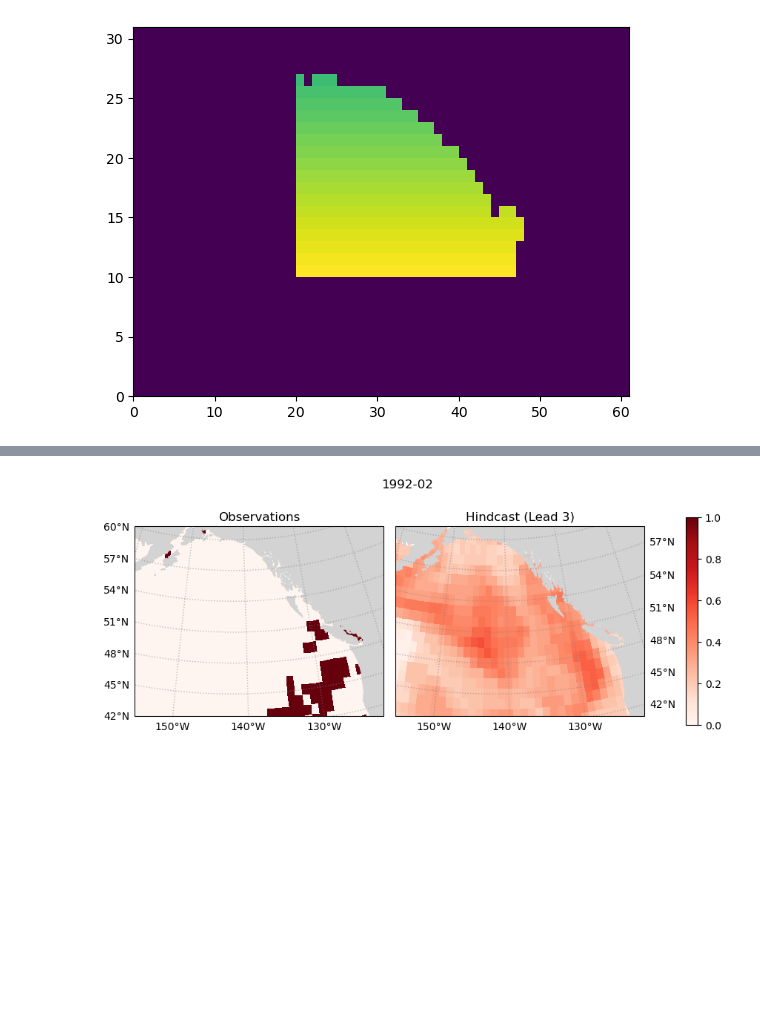
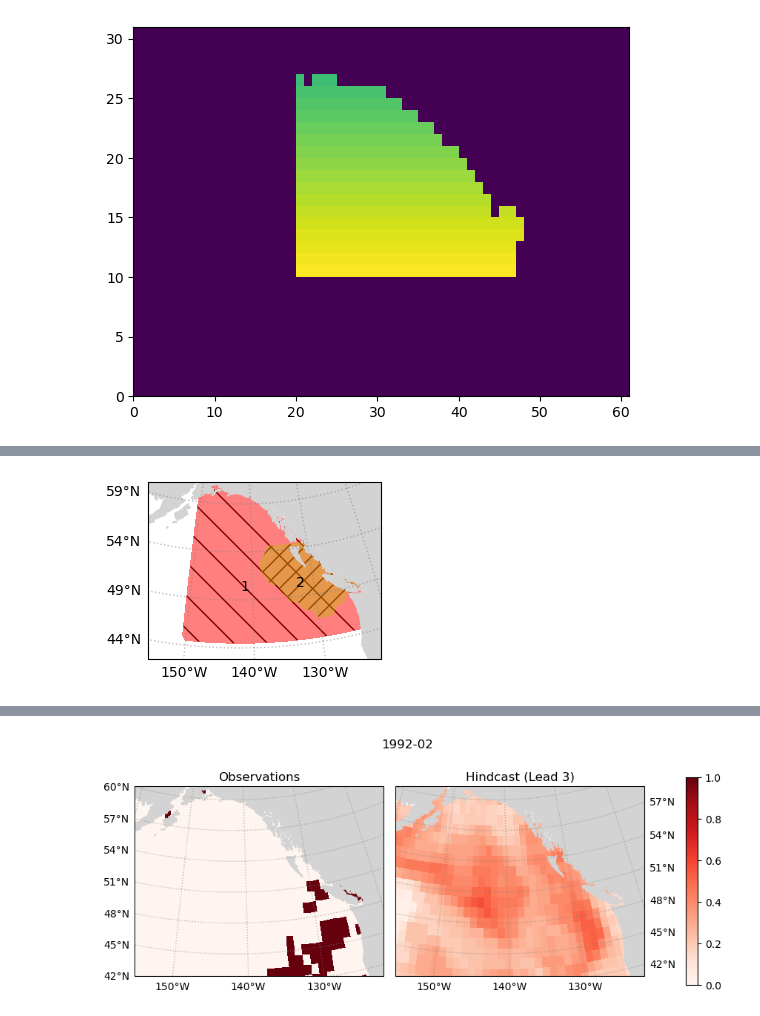
Before and after one commit to e-olson/MHW, a Jupyter notebook: caseStudiesMonthly/MHWMovie-NPac-defReg.ipynb, the cells around one changed output, grey strips where cells are left out. Saved outputs shown, nothing was run; the diff lists cells and outputs as text; code cells hidden in the pictures; blank space fills up the shorter version.

```diff
--- a/caseStudiesMonthly/MHWMovie-NPac-defReg.ipynb
+++ b/caseStudiesMonthly/MHWMovie-NPac-defReg.ipynb
@@ -121,2 +121,31 @@ plt.pcolormesh(area2)
+# %%
+fig = plt.figure(figsize=[3, 3])
+ax = fig.add_subplot(1, 1, 1, projection=proj)
+ax.set_extent(pextent, ccrs.PlateCarree())
+
+# ax.pcolormesh(fobs.lon.values,fobs.lat.values,A1mask,vmin=.5,vmax=1.5,
+#               transform=ccrs.PlateCarree(),shading='nearest')
+cs = ax.contourf(fobs.lon.values,fobs.lat.values, A1mask, [.5,1.5],hatches=['\\'],alpha=0,
+                 transform=ccrs.PlateCarree(),)
+cs = ax.contourf(fobs.lon.values,fobs.lat.values, A2mask, [.5,1.5],hatches=['//'],alpha=0,
+                 transform=ccrs.PlateCarree(),)
+cs = ax.contourf(fobs.lon.values,fobs.lat.values, A1mask, [.5,1.5],colors=['r',],linestyles='-',alpha=.5,
+                 transform=ccrs.PlateCarree(),)
+cs = ax.contourf(fobs.lon.values,fobs.lat.values, A2mask, [.5,1.5],colors=['y',],linestyles='-',alpha=.4,
+                 transform=ccrs.PlateCarree(),)
+ax.text(-142,50,'1',transform=ccrs.PlateCarree())
+ax.text(-133,50,'2',transform=ccrs.PlateCarree())
+
+ax.add_feature(cfeature.LAND,zorder=1,color='lightgray')
+gl = ax.gridlines(crs=ccrs.PlateCarree(), draw_labels=True,
+                  linewidth=1, color='gray', alpha=0.5, linestyle=':')
+gl.xlocator = mticker.FixedLocator([-150, -140, -130,-120,])
+gl.ylocator = mticker.FixedLocator([44,49,54,59])
+gl.xformatter = LONGITUDE_FORMATTER
+gl.yformatter = LATITUDE_FORMATTER
+gl.top_labels = False
+gl.right_labels = False
+# %% [output]
+[figure, added]
 # %%
 mhwobs.shape
```
Also changed, not shown: parts of 3 cells of this notebook, 21 other files.
